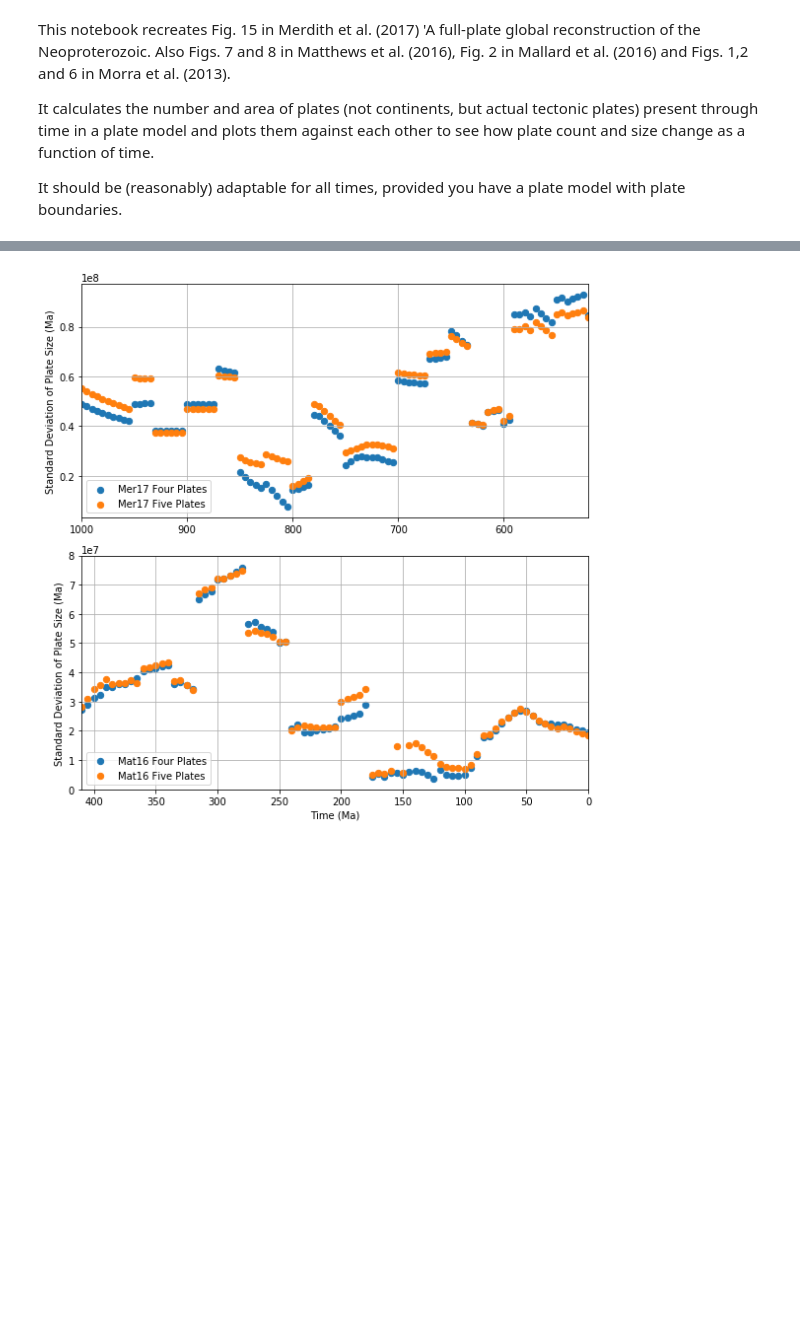
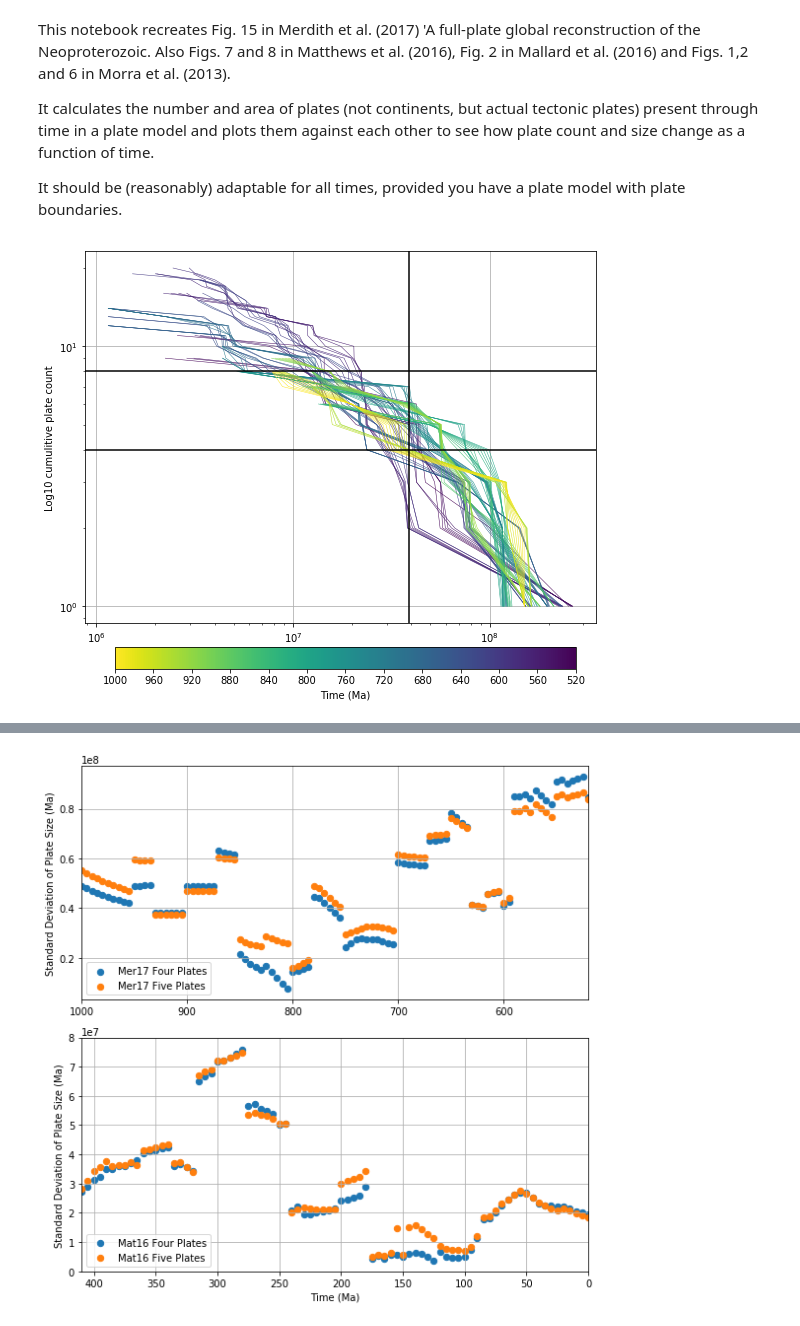
Before and after one commit to amer7632/pyGPlates_examples, a Jupyter notebook: Merdith_2017_GR/number-of-plates-vs-plate-size.ipynb, the cells around one changed output, grey strips where cells are left out. Cells and saved outputs as stored; diff of their text form; code cells hidden in the pictures; blank space fills up the shorter version.

```diff
--- a/Merdith_2017_GR/number-of-plates-vs-plate-size.ipynb
+++ b/Merdith_2017_GR/number-of-plates-vs-plate-size.ipynb
@@ -114,6 +114,43 @@ Mat16_time = np.arange(0, 415, 5)
 Mer17_cbar_tick_marks = range(520,1040,40) #>.>
 Mat16_cbar_tick_marks = range(0,410,40)
 cm = plt.get_cmap('viridis')
+# %%
+fig, ax = plt.subplots(num=None, figsize=(8, 6))
+#need to create a mappable colour map in order colour things by time (i think, i find this part of
+#matplotlib confusing)
+norm = mpl.colors.Normalize(vmin=520, vmax=1000)
+m = plt.cm.ScalarMappable(norm=norm, cmap=cm)
+#this is so that we can
+#Z = [[0,0],[0,0]]
+#CS3 = plt.contourf(Z,  Mer17_time, cmap=cm)
+#loop through our three variables and colour appropriately
+for x,y,z in zip(Mer17_plate_area, Mer17_num_plates, Mer17_time):
+    color = m.to_rgba(z)
+    ax.plot(x,y,c=color, linewidth=0.5)
+#some inflexion points after Mallard et al. (2016) and Matthews et al. (2016)
+ax.axhline(8, color='k')
+ax.axhline(4, color='k')
+ax.axvline(10**7.59, color='k')
+#we want log axes
+ax.semilogy()
+ax.semilogx()
+
+ax.grid(True)
+
+#labels etc.
+ax.set_xlabel('Log10 plate area (km2)')
+ax.set_ylabel('Log10 cumulitive plate count')
+ax.tick_params(axis='y')
+ax.tick_params(axis='x')
+#colourbar :*(
+cbax = fig.add_axes([0.14, 0, .8, 0.05])
+cb = mpl.colorbar.ColorbarBase(cbax, cmap=cm, norm=norm, orientation='horizontal')
+cb.set_label('Time (Ma)')
+cb.set_ticks(Mer17_cbar_tick_marks)
+cb.ax.invert_xaxis()
+plt.tight_layout()
+# %% [output]
+[figure, added]
 # %%
 fig, ax = plt.subplots(num=None, figsize=(8, 6))
 #need to create a mappable colour map in order colour things by time (i think, i find this part of
```
Also changed, not shown: parts of 2 cells of this notebook, 3 other files.
